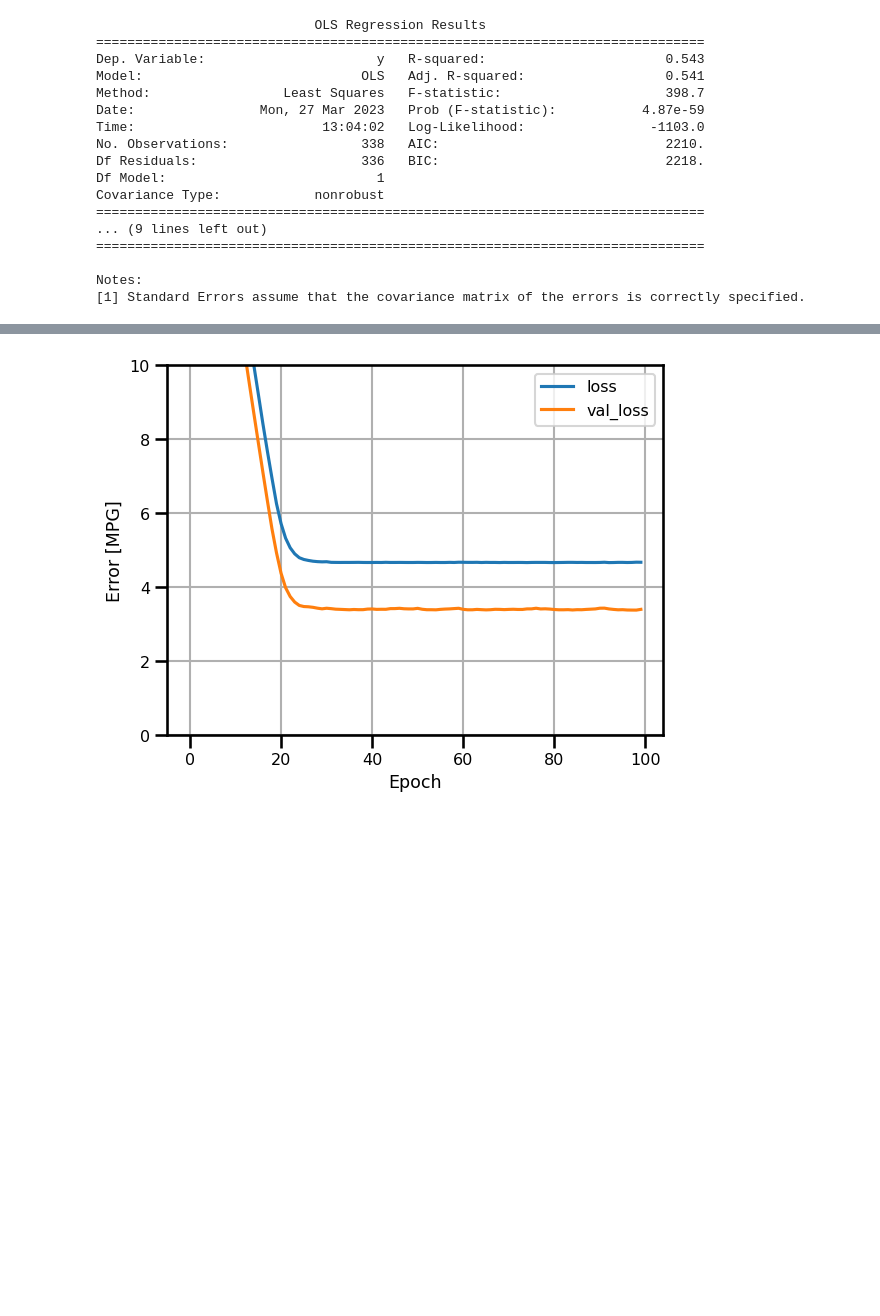
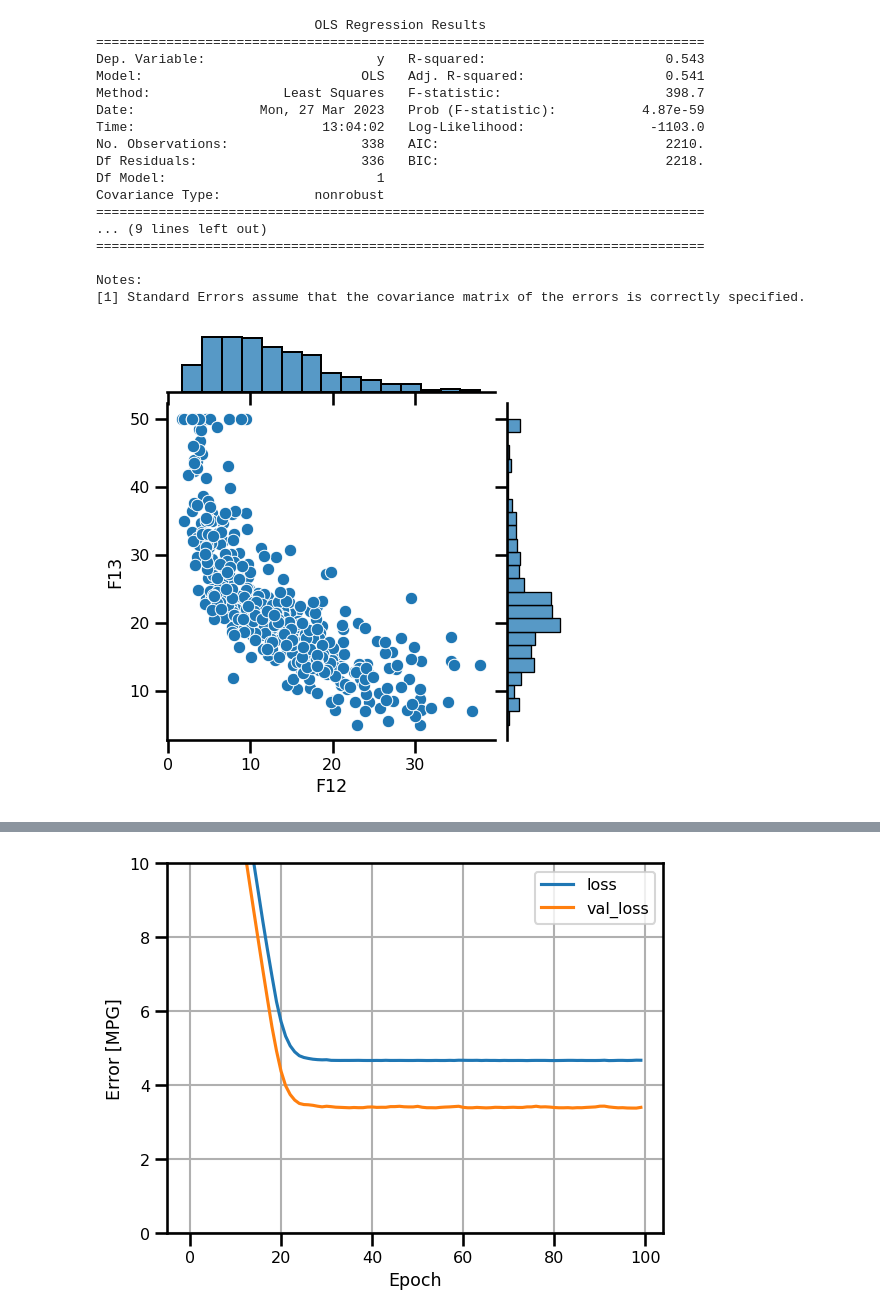
Before and after one commit to Simha-Kalimipalli/sentinel_sat_downloader, a Jupyter notebook: Estimate_prediction_process/uncertanity_example/Uncertainty_Tensorflow_and_Tensorflow_probability.ipynb, the cells around one changed output, grey strips where cells are left out. Saved outputs shown, nothing was run; the diff lists cells and outputs as text; code cells hidden in the pictures; blank space fills up the shorter version.

```diff
--- a/Estimate_prediction_process/uncertanity_example/Uncertainty_Tensorflow_and_Tensorflow_probability.ipynb
+++ b/Estimate_prediction_process/uncertanity_example/Uncertainty_Tensorflow_and_Tensorflow_probability.ipynb
@@ -216,3 +248,11 @@ Covariance Type:            nonrobust
 
 Notes:
 [1] Standard Errors assume that the covariance matrix of the errors is correctly specified.
+# %%
+x_new = np.array([[n] for n in X])
+
+g = sns.jointplot(x=df1["F12"],y=df1["F13"],     height=5,
+                 )
+# g.fig.suptitle('Multinormal Samples', y=1.04);
+# %% [output]
+[figure, added]
```
Also changed, not shown: parts of 40 cells of this notebook, 7 other files.
